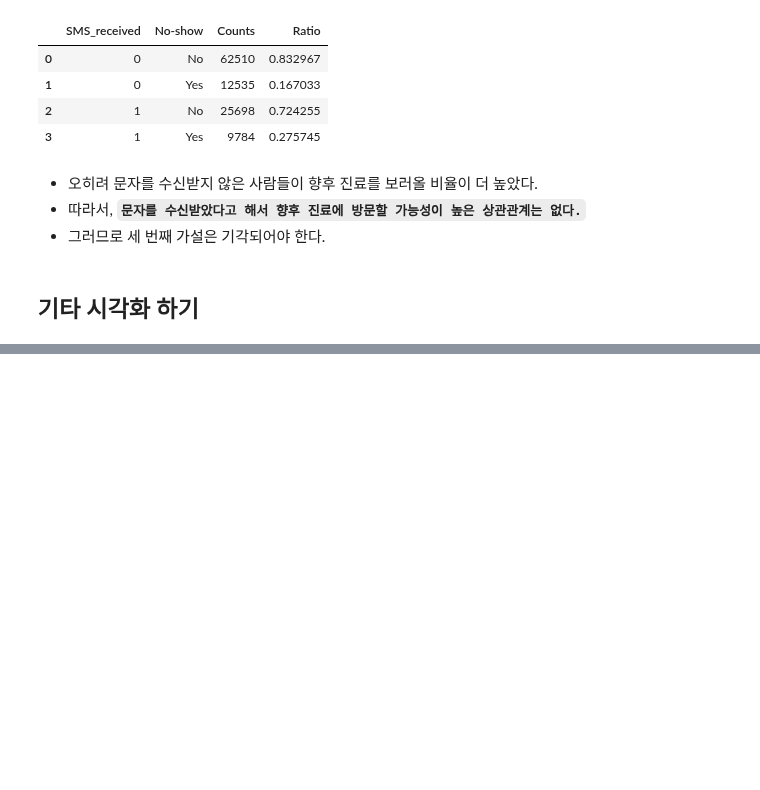
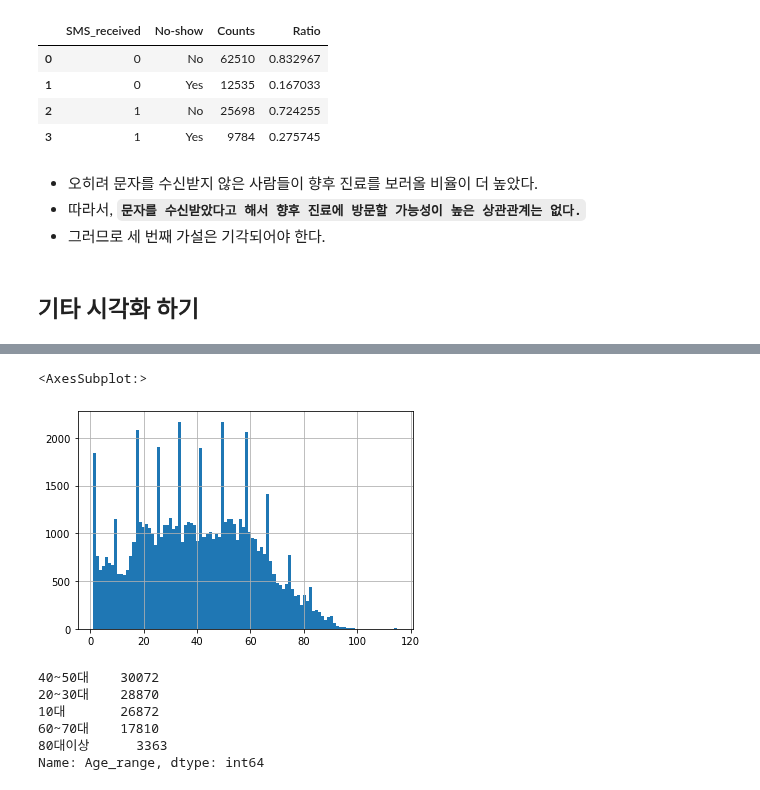
Before and after one commit to young-hun-jo/DataAnalysis, a Jupyter notebook: medical_appointment/analysis_myself.ipynb, the cells around one changed output, grey strips where cells are left out. Saved outputs shown, nothing was run; the diff lists cells and outputs as text; code cells hidden in the pictures; blank space fills up the shorter version.

```diff
--- a/medical_appointment/analysis_myself.ipynb
+++ b/medical_appointment/analysis_myself.ipynb
@@ -331,0 +379,25 @@ medical_df
+# %%
+# 여성 연령대 분포도
+female_df['Age'].hist(bins=100)
+# %% [output]
+<AxesSubplot:>
+[figure, added]
+# %%
+# 연령대 범주를 만들어 파생변수 생성
+# 0~19/20~39/40~59/60~79/80이상
+import warnings
+warnings.filterwarnings(action='ignore')
+medical['Age_range'] = ''
+medical.loc[(medical['Age'] > 0) & (medical['Age'] < 20), 'Age_range'] = '10대'
+medical.loc[(medical['Age'] > 19) & (medical['Age'] < 40), 'Age_range'] = '20~30대'
+medical.loc[(medical['Age'] > 39) & (medical['Age'] < 60), 'Age_range'] = '40~50대'
+medical.loc[(medical['Age'] > 59) & (medical['Age'] < 80), 'Age_range'] = '60~70대'
+medical.loc[(medical['Age'] > 79), 'Age_range'] = '80대이상'
+medical['Age_range'].value_counts()
+# %% [output]
+40~50대    30072
+20~30대    28870
+10대       26872
+60~70대    17810
+80대이상      3363
+Name: Age_range, dtype: int64
```
Also changed, not shown: parts of 28 cells of this notebook.
